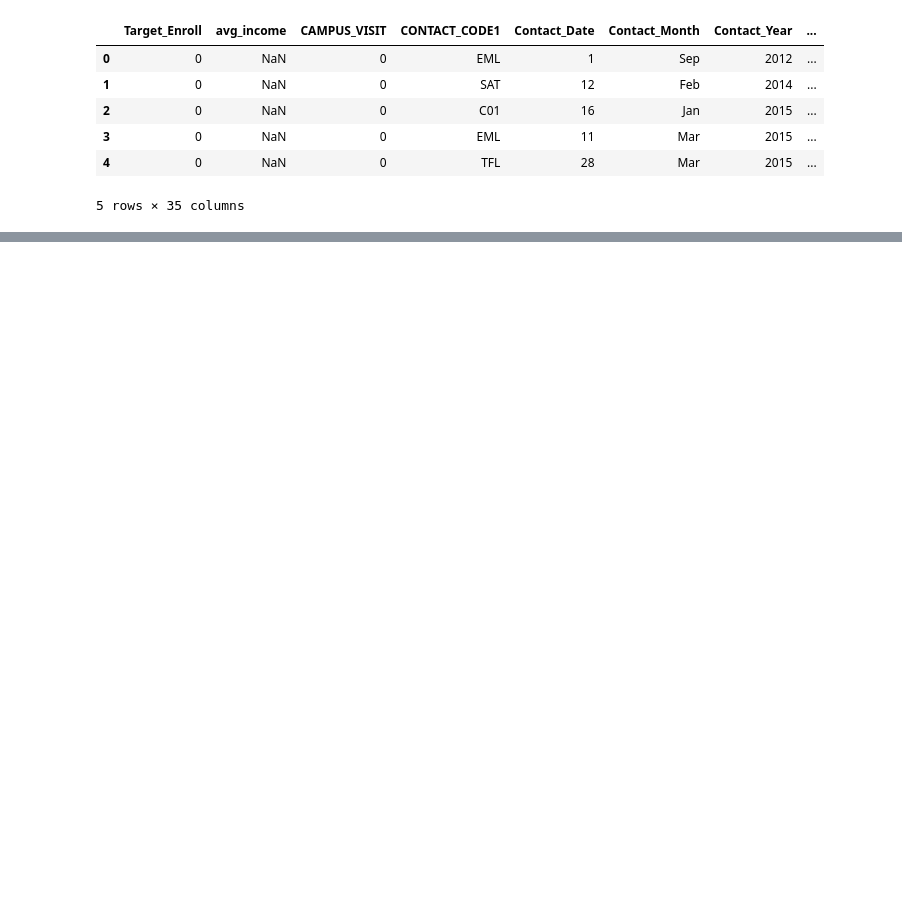
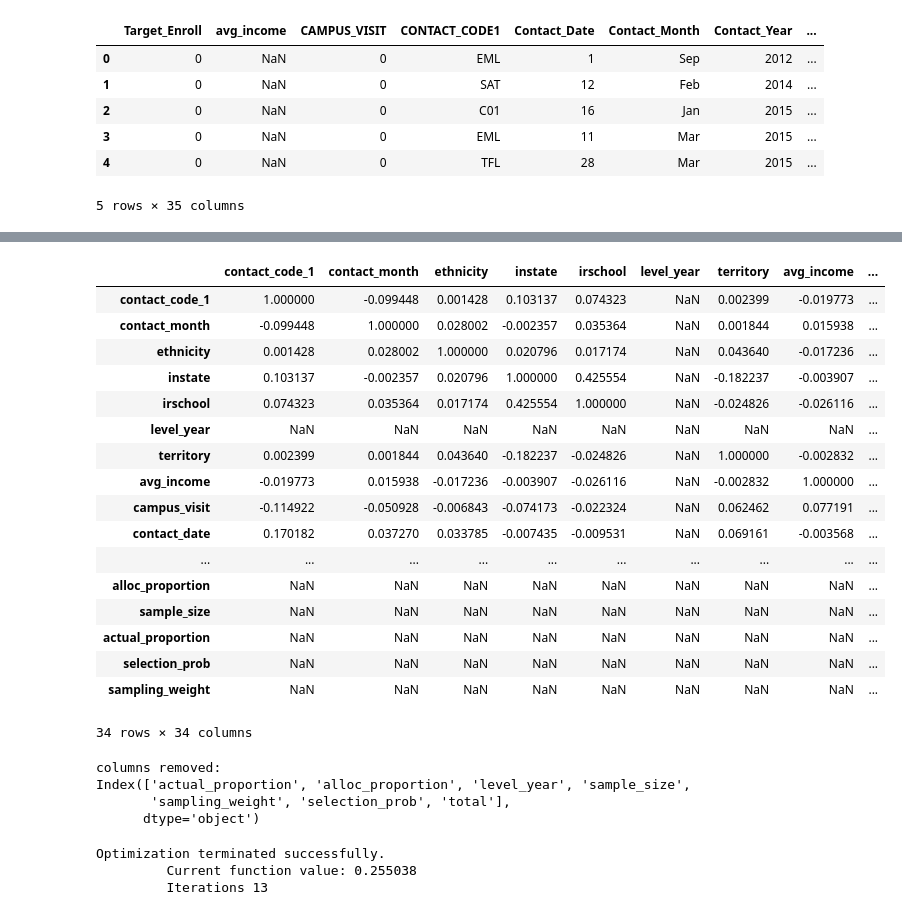
Before and after one commit to 0Architectus0/BAN5753_EX12, a Jupyter notebook: script/EX_12_RodriguezVincent.ipynb, the cells around one changed output, grey strips where cells are left out. Drawn from its saved outputs; the diff is of its cells as text; code cells hidden in the pictures; blank space fills up the shorter version.

```diff
--- a/script/EX_12_RodriguezVincent.ipynb
+++ b/script/EX_12_RodriguezVincent.ipynb
@@ -30,7 +32,7 @@ As you complete the exercise, create a short report in Microsoft Word and in thi
 # %%
 import pandas as pd
 # %%
-enroll = pd.read_excel("_data/ENROLLMENT_DATA.xlsx")
+enroll = pd.read_excel("data/ENROLLMENT_DATA.xlsx")
 enroll.head()
 # %% [output]
 |  | Target_Enroll | avg_income | CAMPUS_VISIT | CONTACT_CODE1 | Contact_Date | Contact_Month | Contact_Year | ... |
@@ -42,0 +361,50 @@ enroll.head()
+# %%
+import seaborn as sns
+X.corr()
+# %% [output]
+|  | contact_code_1 | contact_month | ethnicity | instate | irschool | level_year | territory | avg_income | ... |
+| contact_code_1 | 1.000000 | -0.099448 | 0.001428 | 0.103137 | 0.074323 | NaN | 0.002399 | -0.019773 | ... |
+| contact_month | -0.099448 | 1.000000 | 0.028002 | -0.002357 | 0.035364 | NaN | 0.001844 | 0.015938 | ... |
+| ethnicity | 0.001428 | 0.028002 | 1.000000 | 0.020796 | 0.017174 | NaN | 0.043640 | -0.017236 | ... |
+| instate | 0.103137 | -0.002357 | 0.020796 | 1.000000 | 0.425554 | NaN | -0.182237 | -0.003907 | ... |
+| irschool | 0.074323 | 0.035364 | 0.017174 | 0.425554 | 1.000000 | NaN | -0.024826 | -0.026116 | ... |
+| level_year | NaN | NaN | NaN | NaN | NaN | NaN | NaN | NaN | ... |
+| territory | 0.002399 | 0.001844 | 0.043640 | -0.182237 | -0.024826 | NaN | 1.000000 | -0.002832 | ... |
+| avg_income | -0.019773 | 0.015938 | -0.017236 | -0.003907 | -0.026116 | NaN | -0.002832 | 1.000000 | ... |
+| campus_visit | -0.114922 | -0.050928 | -0.006843 | -0.074173 | -0.022324 | NaN | 0.062462 | 0.077191 | ... |
+| contact_date | 0.170182 | 0.037270 | 0.033785 | -0.007435 | -0.009531 | NaN | 0.069161 | -0.003568 | ... |
+| ... | ... | ... | ... | ... | ... | ... | ... | ... | ... |
+| alloc_proportion | NaN | NaN | NaN | NaN | NaN | NaN | NaN | NaN | ... |
+| sample_size | NaN | NaN | NaN | NaN | NaN | NaN | NaN | NaN | ... |
+| actual_proportion | NaN | NaN | NaN | NaN | NaN | NaN | NaN | NaN | ... |
+| selection_prob | NaN | NaN | NaN | NaN | NaN | NaN | NaN | NaN | ... |
+| sampling_weight | NaN | NaN | NaN | NaN | NaN | NaN | NaN | NaN | ... |
+34 rows × 34 columns
+# %%
+from sklearn.feature_selection import VarianceThreshold
+
+def variance_threshold_selector(data, threshold=0.5):
+    # https://stackoverflow.com/a/39813304/1956309
+    selector = VarianceThreshold(threshold)
+    selector.fit(data)
+    return data[data.columns[selector.get_support(indices=True)]]
+
+# min_variance = .9 * (1 - .9)  # You can play here with different values.
+min_variance = 0.0001
+low_variance = variance_threshold_selector(X, min_variance)
+print('columns removed:')
+#X.columns ^ low_variance.columns
+print(X.columns.symmetric_difference(low_variance.columns))
+X_lowV = low_variance
+# (Logit(y_train, X), logit.fit()... etc)
+# %% [output]
+columns removed:
+Index(['actual_proportion', 'alloc_proportion', 'level_year', 'sample_size',
+       'sampling_weight', 'selection_prob', 'total'],
+      dtype='object')
+# %%
+smFitResult = sm.Logit(y,X_lowV).fit(maxiter = 1000)
+# %% [output]
+Optimization terminated successfully.
+         Current function value: 0.255038
+         Iterations 13
```
Also changed, not shown: parts of 37 cells of this notebook, 1 other file.
